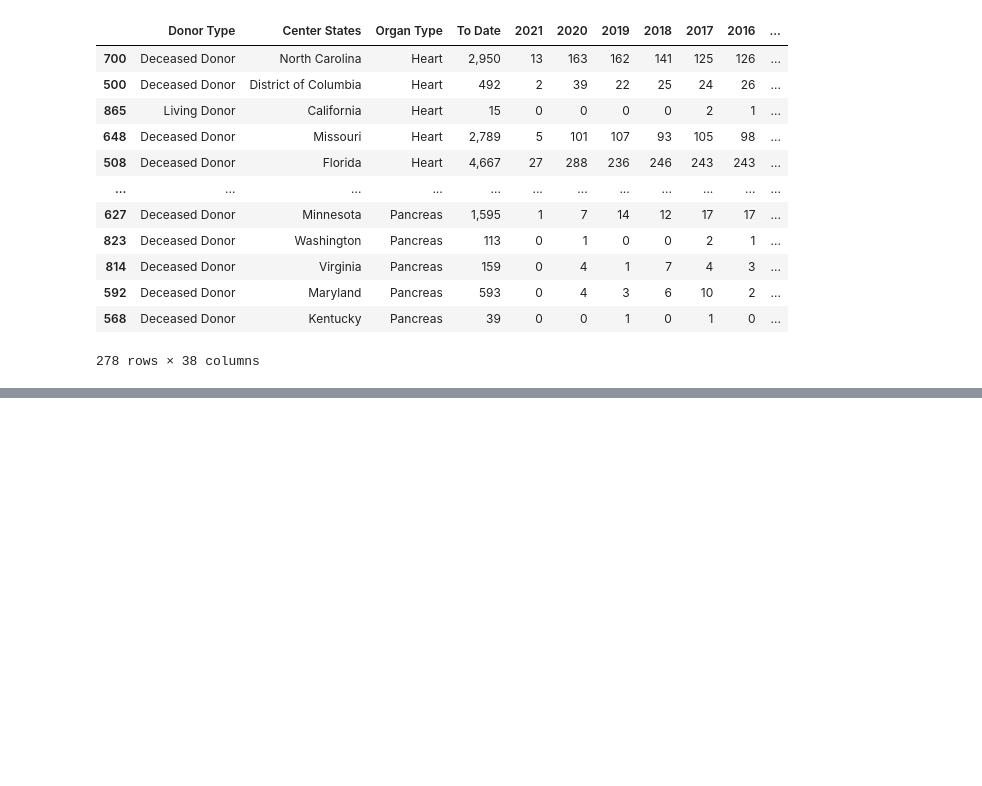
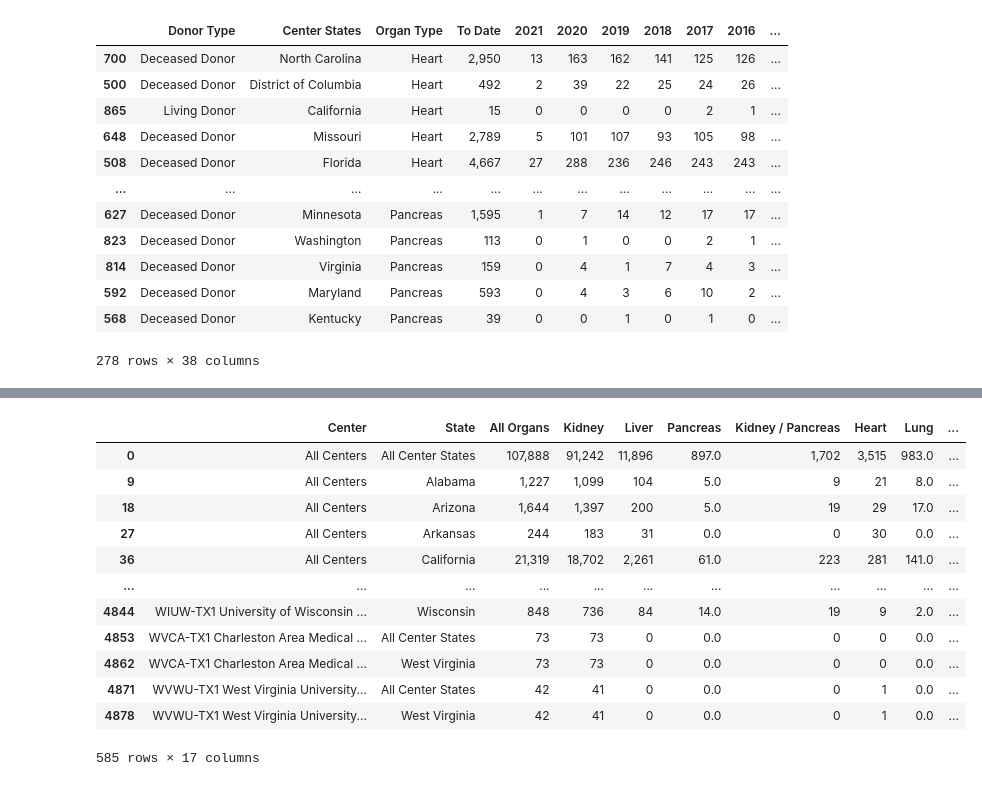
Before and after one commit to benwbarr/Transplant_Project, a Jupyter notebook: Resources/Wait_List_Notebook.ipynb, the cells around one changed output, grey strips where cells are left out. Saved outputs shown, nothing was run; the diff lists cells and outputs as text; code cells hidden in the pictures; blank space fills up the shorter version.

```diff
--- a/Resources/Wait_List_Notebook.ipynb
+++ b/Resources/Wait_List_Notebook.ipynb
@@ -552,0 +609,26 @@ dtm_state.to_csv('clean_data/donor_type_by_state.csv')
+# %%
+wait_time = wait_time.drop(columns={'Unnamed: 2'})
+
+wait_time = wait_time.drop(columns={'Unnamed: 3'})
+
+wait_time = wait_time.rename(columns={'Unnamed: 0':'Center', 'Unnamed: 1':'State'})
+
+wait_time['Center'] = wait_time['Center'].fillna(method='ffill')
+
+wait_time = wait_time.dropna(subset=['State'])
+
+wait_time
+# %% [output]
+|  | Center | State | All Organs | Kidney | Liver | Pancreas | Kidney / Pancreas | Heart | Lung | ... |
+| 0 | All Centers | All Center States | 107,888 | 91,242 | 11,896 | 897.0 | 1,702 | 3,515 | 983.0 | ... |
+| 9 | All Centers | Alabama | 1,227 | 1,099 | 104 | 5.0 | 9 | 21 | 8.0 | ... |
+| 18 | All Centers | Arizona | 1,644 | 1,397 | 200 | 5.0 | 19 | 29 | 17.0 | ... |
+| 27 | All Centers | Arkansas | 244 | 183 | 31 | 0.0 | 0 | 30 | 0.0 | ... |
+| 36 | All Centers | California | 21,319 | 18,702 | 2,261 | 61.0 | 223 | 281 | 141.0 | ... |
+| ... | ... | ... | ... | ... | ... | ... | ... | ... | ... | ... |
+| 4844 | WIUW-TX1 University of Wisconsin ... | Wisconsin | 848 | 736 | 84 | 14.0 | 19 | 9 | 2.0 | ... |
+| 4853 | WVCA-TX1 Charleston Area Medical ... | All Center States | 73 | 73 | 0 | 0.0 | 0 | 0 | 0.0 | ... |
+| 4862 | WVCA-TX1 Charleston Area Medical ... | West Virginia | 73 | 73 | 0 | 0.0 | 0 | 0 | 0.0 | ... |
+| 4871 | WVWU-TX1 West Virginia University... | All Center States | 42 | 41 | 0 | 0.0 | 0 | 1 | 0.0 | ... |
+| 4878 | WVWU-TX1 West Virginia University... | West Virginia | 42 | 41 | 0 | 0.0 | 0 | 1 | 0.0 | ... |
+585 rows × 17 columns
```
Also changed, not shown: parts of 9 cells of this notebook, 3 other files.
